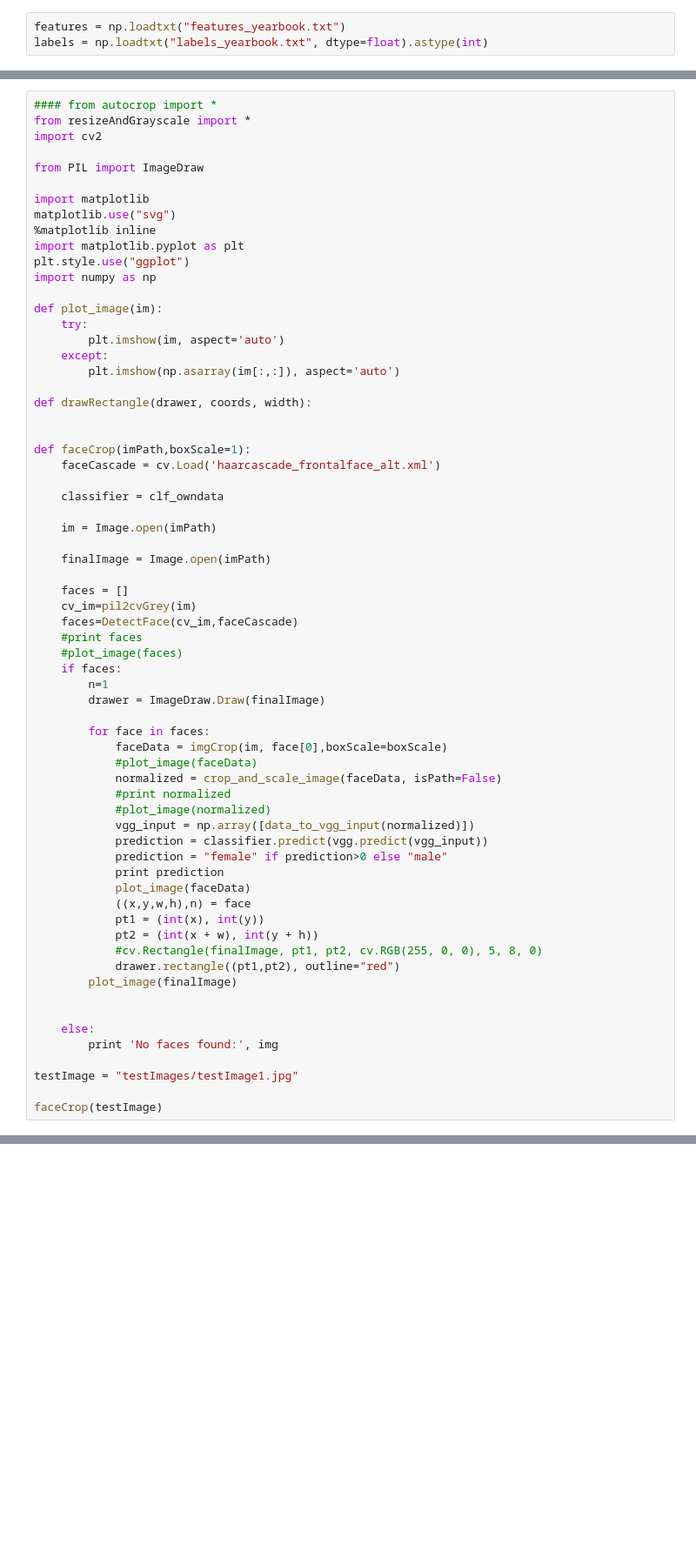
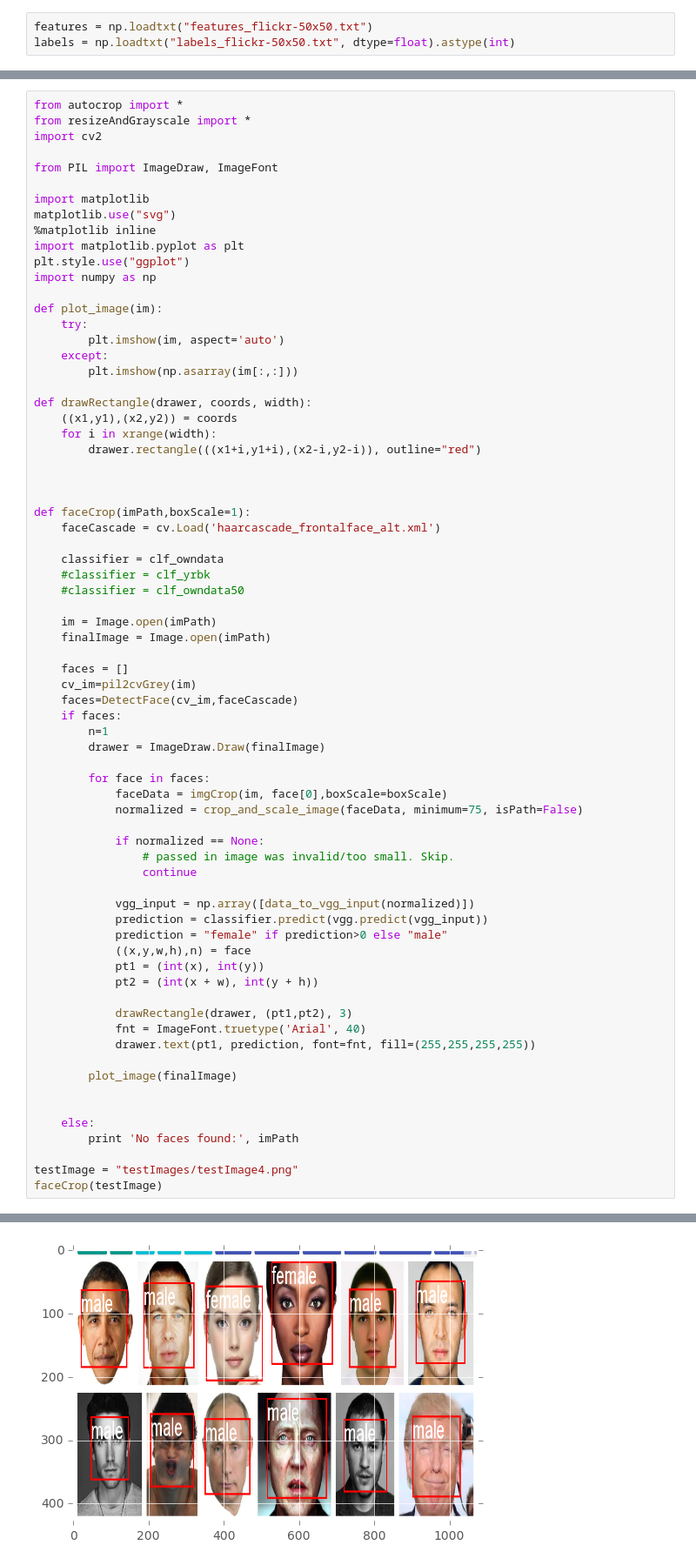
Before and after one commit to remiscarlet/15388-Final-Project, a Jupyter notebook: Final Notebook.ipynb, the cells around one changed output, grey strips where cells are left out. Shown at 87% size. Saved outputs shown, nothing was run; the diff lists cells and outputs as text; blank space fills up the shorter version.

```diff
--- a/Final Notebook.ipynb
+++ b/Final Notebook.ipynb
@@ -153,6 +145,6 @@ np.savetxt("labels_yearbook.txt", np.asarray(labels))
 # %%
-features = np.loadtxt("features_yearbook.txt")
-labels = np.loadtxt("labels_yearbook.txt", dtype=float).astype(int)
+features = np.loadtxt("features_flickr-50x50.txt")
+labels = np.loadtxt("labels_flickr-50x50.txt", dtype=float).astype(int)
 # %%
 import time
 
@@ -205,11 +202,11 @@ clf_owndata = make_model(features_owndata, labels_owndata)
 vgg = truncated_vgg
 vgg.compile(optimizer="adam", loss='categorical_crossentropy')
 # %%
-#### from autocrop import *
+from autocrop import *
 from resizeAndGrayscale import *
 import cv2
 
-from PIL import ImageDraw
+from PIL import ImageDraw, ImageFont
 
 import matplotlib
 matplotlib.use("svg")
@@ -222,51 +219,57 @@ def plot_image(im):
     try:
         plt.imshow(im, aspect='auto')
     except:
-        plt.imshow(np.asarray(im[:,:]), aspect='auto')
+        plt.imshow(np.asarray(im[:,:]))
 
 def drawRectangle(drawer, coords, width):
+    ((x1,y1),(x2,y2)) = coords
+    for i in xrange(width):
+        drawer.rectangle(((x1+i,y1+i),(x2-i,y2-i)), outline="red")
+
 
 
 def faceCrop(imPath,boxScale=1):
     faceCascade = cv.Load('haarcascade_frontalface_alt.xml')
 
     classifier = clf_owndata
+    #classifier = clf_yrbk
+    #classifier = clf_owndata50
 
     im = Image.open(imPath)
-
     finalImage = Image.open(imPath)
 
     faces = []
     cv_im=pil2cvGrey(im)
     faces=DetectFace(cv_im,faceCascade)
-    #print faces
-    #plot_image(faces)
     if faces:
         n=1
         drawer = ImageDraw.Draw(finalImage)
 
         for face in faces:
             faceData = imgCrop(im, face[0],boxScale=boxScale)
-            #plot_image(faceData)
-            normalized = crop_and_scale_image(faceData, isPath=False)
-            #print normalized
-            #plot_image(normalized)
+            normalized = crop_and_scale_image(faceData, minimum=75, isPath=False)
+
+            if normalized == None:
+                # passed in image was invalid/too small. Skip.
+                continue
+
             vgg_input = np.array([data_to_vgg_input(normalized)])
             prediction = classifier.predict(vgg.predict(vgg_input))
             prediction = "female" if prediction>0 else "male"
-            print prediction
-            plot_image(faceData)
             ((x,y,w,h),n) = face
             pt1 = (int(x), int(y))
             pt2 = (int(x + w), int(y + h))
-            #cv.Rectangle(finalImage, pt1, pt2, cv.RGB(255, 0, 0), 5, 8, 0)
-            drawer.rectangle((pt1,pt2), outline="red")
+
+            drawRectangle(drawer, (pt1,pt2), 3)
+            fnt = ImageFont.truetype('Arial', 40)
+            drawer.text(pt1, prediction, font=fnt, fill=(255,255,255,255))
+
         plot_image(finalImage)
 
 
     else:
-        print 'No faces found:', img
+        print 'No faces found:', imPath
 
-testImage = "testImages/testImage1.jpg"
-
+testImage = "testImages/testImage4.png"
 faceCrop(testImage)
+# %% [output]
@@ -272,0 +288 @@ faceCrop(testImage)
+[figure, added]
```
Also changed, not shown: parts of 11 cells of this notebook, 2 other files.
